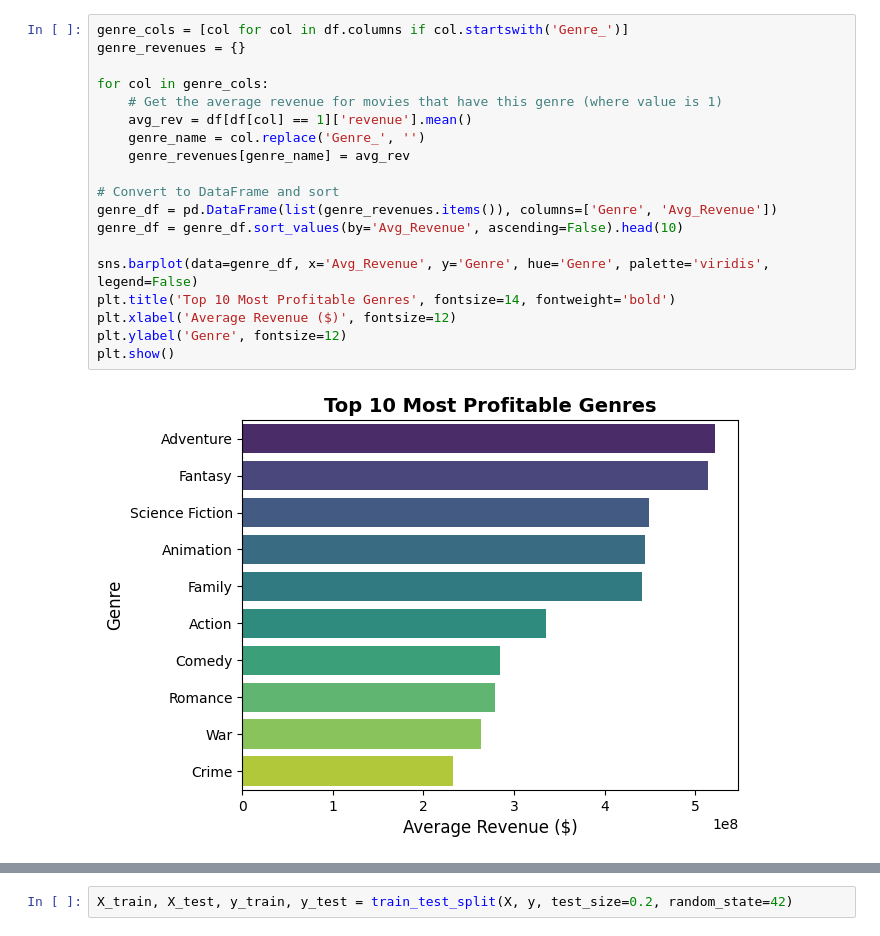
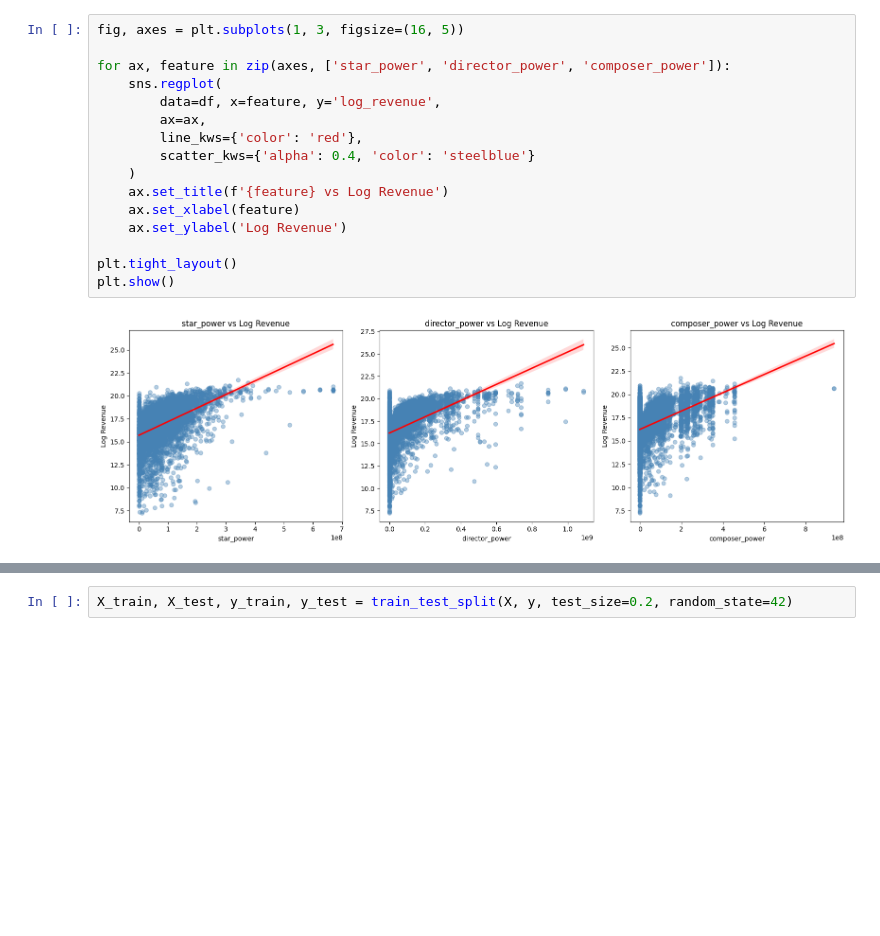
Before and after one commit to RishabhPR77/movie-success-predictor, a Jupyter notebook: train.ipynb, the cells around one changed output, grey strips where cells are left out. Cells and saved outputs as stored; diff of their text form; blank space fills up the shorter version.

Commit message:
Refactored UI inputs and updated data processing notebooks

```diff
--- a/train.ipynb
+++ b/train.ipynb
@@ -42,22 +74,19 @@ Text(0, 0.5, 'Number of Movies')
 # %%
-genre_cols = [col for col in df.columns if col.startswith('Genre_')]
-genre_revenues = {}
+fig, axes = plt.subplots(1, 3, figsize=(16, 5))
 
-for col in genre_cols:
-    # Get the average revenue for movies that have this genre (where value is 1)
-    avg_rev = df[df[col] == 1]['revenue'].mean()
-    genre_name = col.replace('Genre_', '')
-    genre_revenues[genre_name] = avg_rev
+for ax, feature in zip(axes, ['star_power', 'director_power', 'composer_power']):
+    sns.regplot(
+        data=df, x=feature, y='log_revenue',
+        ax=ax,
+        line_kws={'color': 'red'},
+        scatter_kws={'alpha': 0.4, 'color': 'steelblue'}
+    )
+    ax.set_title(f'{feature} vs Log Revenue')
+    ax.set_xlabel(feature)
+    ax.set_ylabel('Log Revenue')
 
-# Convert to DataFrame and sort
-genre_df = pd.DataFrame(list(genre_revenues.items()), columns=['Genre', 'Avg_Revenue'])
-genre_df = genre_df.sort_values(by='Avg_Revenue', ascending=False).head(10)
-
-sns.barplot(data=genre_df, x='Avg_Revenue', y='Genre', hue='Genre', palette='viridis', legend=False)
-plt.title('Top 10 Most Profitable Genres', fontsize=14, fontweight='bold')
-plt.xlabel('Average Revenue ($)', fontsize=12)
-plt.ylabel('Genre', fontsize=12)
+plt.tight_layout()
 plt.show()
 # %% [output]
-[figure, old version]
+[figure, new version]
 # %%
```
Also changed, not shown: parts of 19 cells of this notebook, 12 other files.
